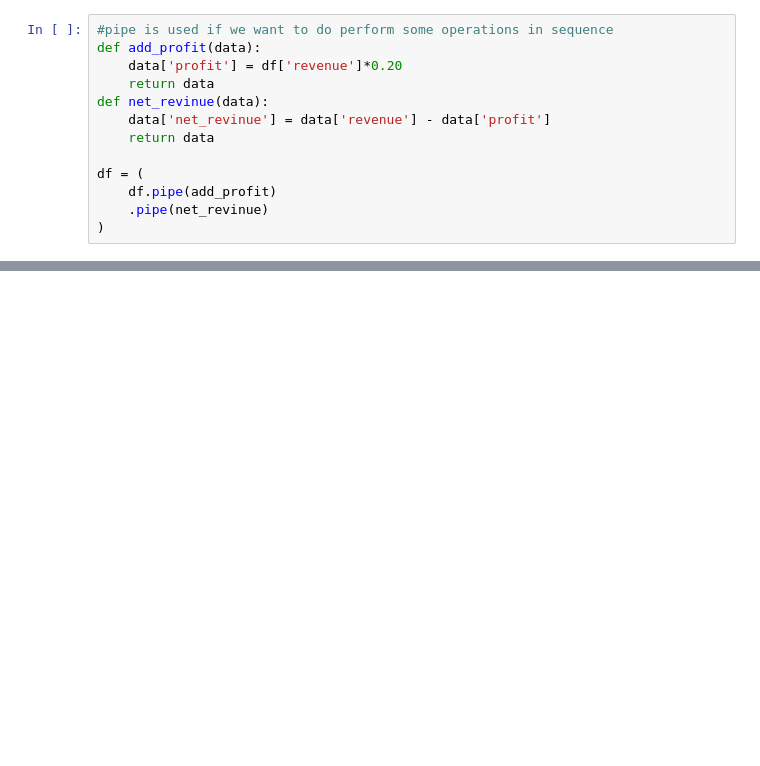
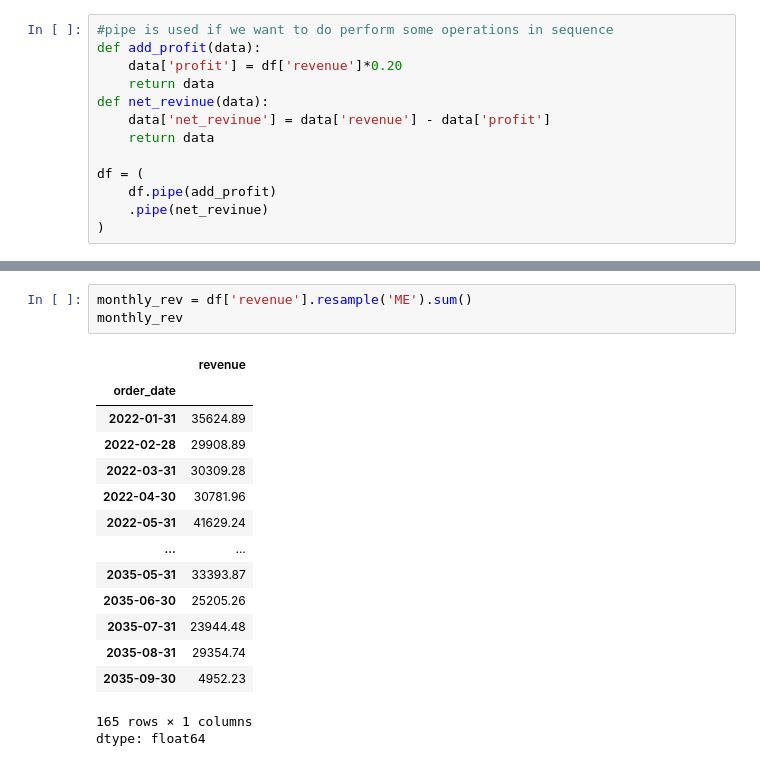
Before and after one commit to Muhammad-Awaix/-ML-Pyhton-Projects, a Jupyter notebook: Bscics_02.ipynb, the cells around one changed output, grey strips where cells are left out. Drawn from its saved outputs; the diff is of its cells as text; blank space fills up the shorter version.

```diff
--- a/Bscics_02.ipynb
+++ b/Bscics_02.ipynb
@@ -127,0 +184,19 @@ df.sample(3)
+# %%
+monthly_rev = df['revenue'].resample('ME').sum()
+monthly_rev
+# %% [output]
+|  | revenue |
+| order_date |  |
+| 2022-01-31 | 35624.89 |
+| 2022-02-28 | 29908.89 |
+| 2022-03-31 | 30309.28 |
+| 2022-04-30 | 30781.96 |
+| 2022-05-31 | 41629.24 |
+| ... | ... |
+| 2035-05-31 | 33393.87 |
+| 2035-06-30 | 25205.26 |
+| 2035-07-31 | 23944.48 |
+| 2035-08-31 | 29354.74 |
+| 2035-09-30 | 4952.23 |
+165 rows × 1 columns
+dtype: float64
```
Also changed, not shown: parts of 17 cells of this notebook.
